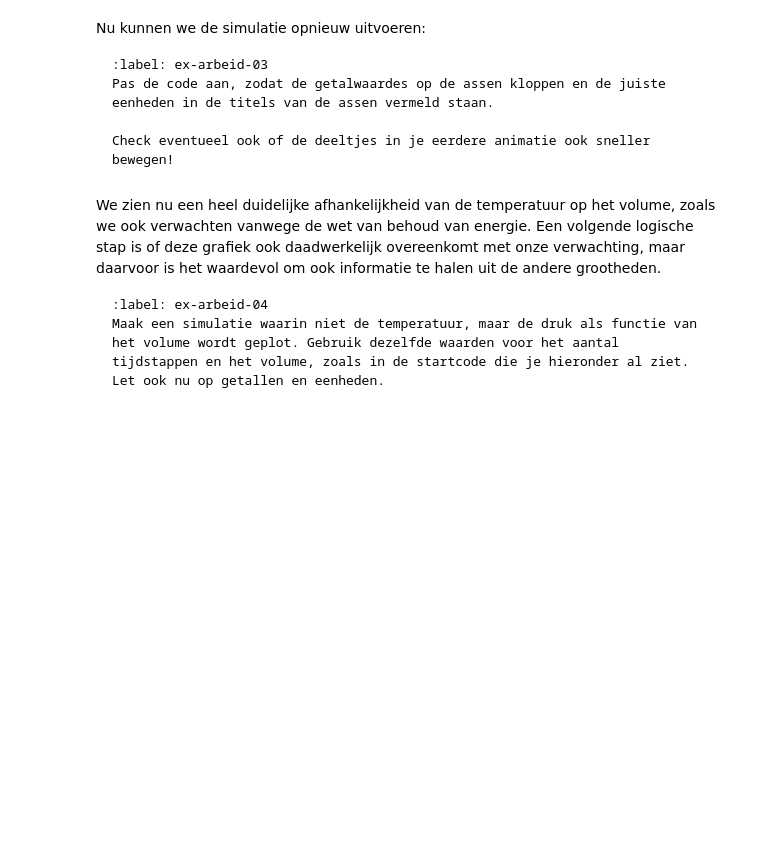
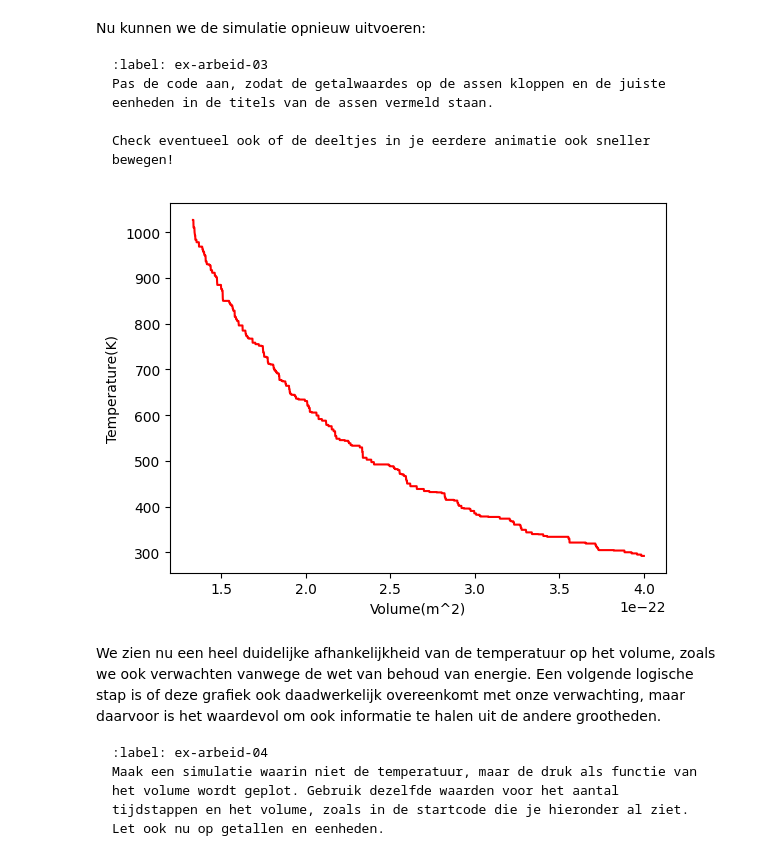
Before and after one commit to srimanp07/SrimanAbel, a Jupyter notebook: Content/PySim/7_arbeid.ipynb, the cells around one changed output. Saved outputs shown, nothing was run; the diff lists cells and outputs as text; code cells hidden in the pictures; blank space fills up the shorter version.

```diff
--- a/Content/PySim/7_arbeid.ipynb
+++ b/Content/PySim/7_arbeid.ipynb
@@ -42,11 +42,11 @@ import matplotlib.pyplot as plt
 from matplotlib.animation import FuncAnimation
 from scipy.optimize import curve_fit
 
-BOX_SIZE_0 = 0               # Hoogte en lengte startvolume
+BOX_SIZE_0 = 2e-11               # Hoogte en lengte startvolume
 N = 40                       # Aantal deeltjes
-V_0 = 0                      # Startsnelheid van deeltjes
-RADIUS = 0                   # Straal van moleculen
-DT = 0                       # Tijdstap om geen botsing te missen
+V_0 = 400                      # Startsnelheid van deeltjes
+RADIUS = 0.3e-12                   # Straal van moleculen
+DT = 0.1*RADIUS/V_0                       # Tijdstap om geen botsing te missen
 V_PISTON_0 = -0.1 * V_0      # Startsnelheid van zuiger
 # (negatief betekent zowel links als rechts naar binnen gericht)
 
@@ -148,12 +148,18 @@ def create_particles(particles):
         vy = np.random.choice([-1, 1]) * np.sqrt(V_0**2 - vx**2)
         x = np.random.uniform(-box_length/2 + RADIUS, box_length/2 - RADIUS)
         y = np.random.uniform(-box_height/2 + RADIUS, box_height/2 - RADIUS)
-        particles.append(ParticleClass(m=1.0, v=[vx, vy], r=[x, y], R=RADIUS))
+        particles.append(ParticleClass(m=5.0e-26, v=[vx, vy], r=[x, y], R=RADIUS))
 
 def temperature(particles) -> float:
     # De oplossing van je vorige werkblad
-#your code/answer
-    return 0.0
+    #your code/answer
+    temp =[]
+    f=2
+    k=1.380649e-23
+    for p in particles:
+        T=(p.m*np.sum(p.v**2))/(k*f)
+        temp.append(T)
+    return np.mean(temp)
 
 def handle_collisions(particles):
     """ alle onderlinge botsingen afhandelen voor deeltjes in lijst """
@@ -309,29 +319,32 @@ Check eventueel ook of de deeltjes in je eerdere animatie ook sneller bewegen!
 # %%
 num_steps = round(2/3 * BOX_SIZE_0 / (2 * -V_PISTON_0 * DT))
 
 particles = []
 volumes = np.zeros(num_steps, dtype=float)
 temperatures = np.zeros(num_steps, dtype=float)
 
 box_length = BOX_SIZE_0         # zetten zuiger terug
 v_piston = V_PISTON_0
 create_particles(particles)     # resetten deeltjes
 for i in range(num_steps):
     take_time_step(particles)
     volumes[i] = box_length * box_height
     temperatures[i] = temperature(particles)
 
 plt.figure()
-plt.xlabel('Volume')
-plt.ylabel('Temperature')
+plt.xlabel('Volume(m^2)')
+plt.ylabel('Temperature(K)')
 
 temperatures = np.asarray(temperatures)
 
 #your code/answer
+#
 
 plt.plot(volumes, temperatures, '-r')
 
 plt.show()
+# %% [output]
+[figure, added]
 # %% [markdown]
 We zien nu een heel duidelijke afhankelijkheid van de temperatuur op het volume, zoals we ook verwachten vanwege de wet van behoud van energie. Een volgende logische stap is of deze grafiek ook daadwerkelijk overeenkomt met onze verwachting, maar daarvoor is het waardevol om ook informatie te halen uit de andere grootheden.
 
```
Also changed, not shown: parts of 13 cells of this notebook.
